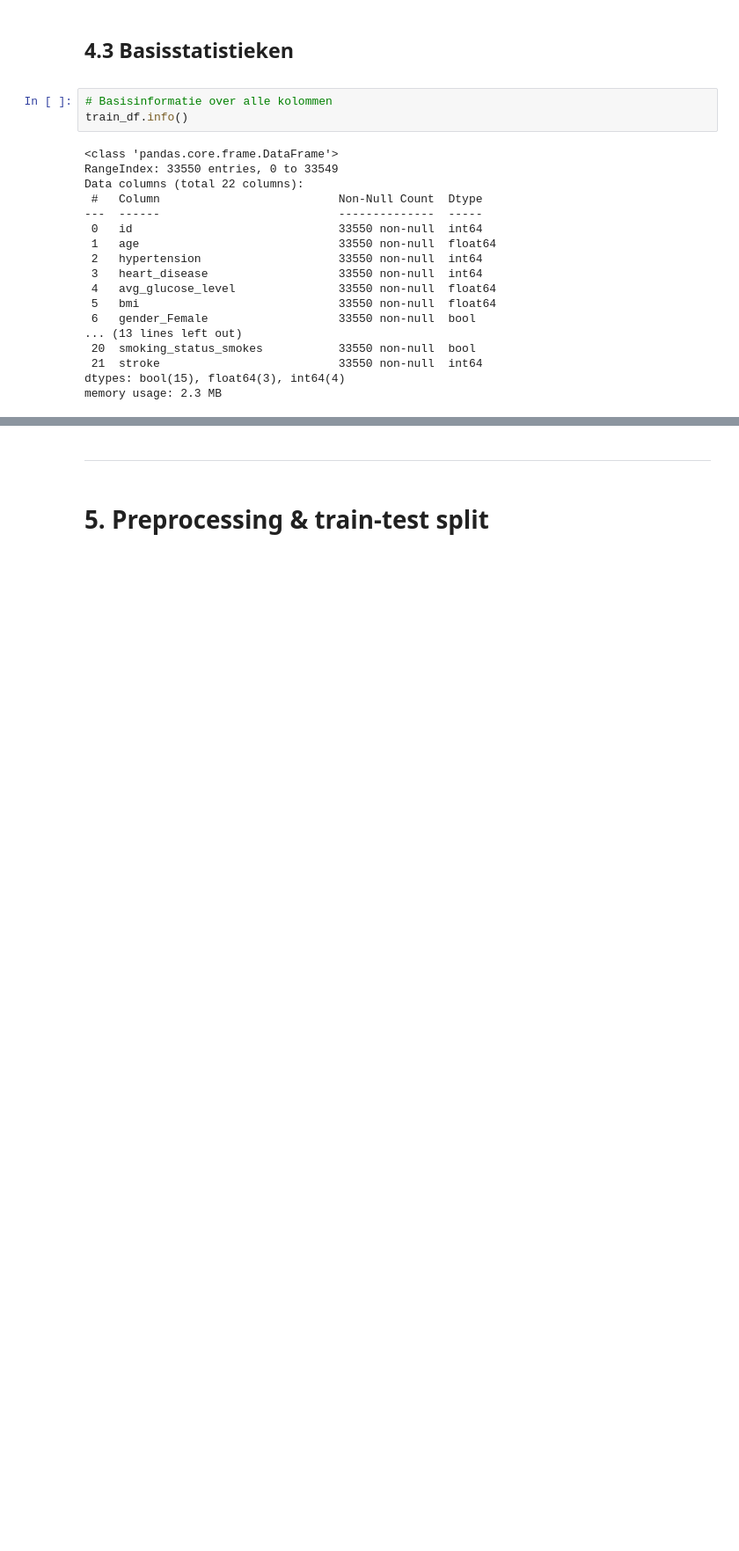
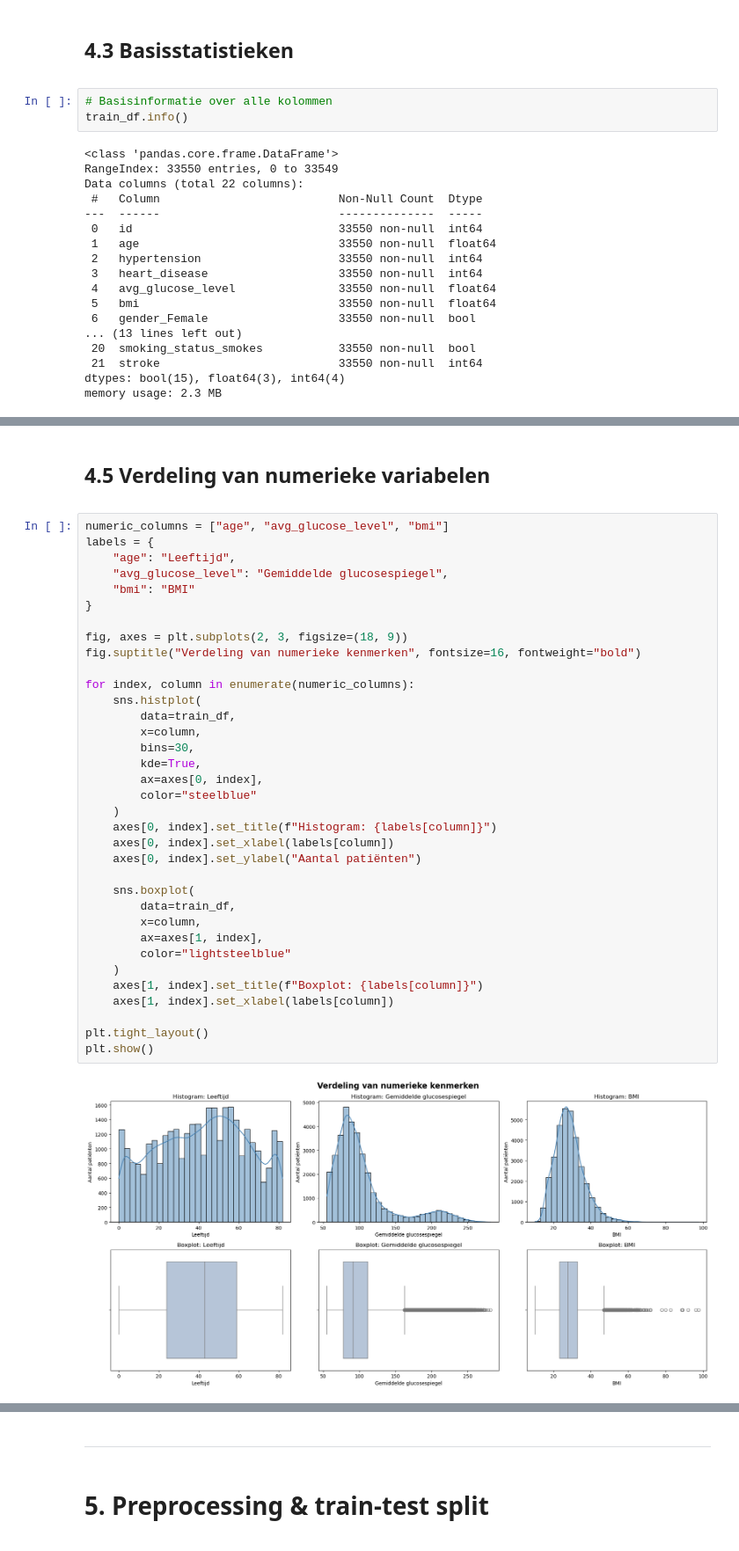
Before and after one commit to RobinDjerahian/Machine-Learning, a Jupyter notebook: Portofolio 1.ipynb, the cells around one changed output, grey strips where cells are left out. Shown at 88% size. Drawn from its saved outputs; the diff is of its cells as text; blank space fills up the shorter version.

```diff
--- a/Portofolio 1.ipynb
+++ b/Portofolio 1.ipynb
@@ -285,0 +315,41 @@ display(train_df.describe(include="all"))
+# %% [markdown]
+<div style="font-family: 'Times New Roman', serif; line-height: 1.3;">
+
+## 4.5 Verdeling van numerieke variabelen
+# %%
+numeric_columns = ["age", "avg_glucose_level", "bmi"]
+labels = {
+    "age": "Leeftijd",
+    "avg_glucose_level": "Gemiddelde glucosespiegel",
+    "bmi": "BMI"
+}
+
+fig, axes = plt.subplots(2, 3, figsize=(18, 9))
+fig.suptitle("Verdeling van numerieke kenmerken", fontsize=16, fontweight="bold")
+
+for index, column in enumerate(numeric_columns):
+    sns.histplot(
+        data=train_df,
+        x=column,
+        bins=30,
+        kde=True,
+        ax=axes[0, index],
+        color="steelblue"
+    )
+    axes[0, index].set_title(f"Histogram: {labels[column]}")
+    axes[0, index].set_xlabel(labels[column])
+    axes[0, index].set_ylabel("Aantal patiënten")
+
+    sns.boxplot(
+        data=train_df,
+        x=column,
+        ax=axes[1, index],
+        color="lightsteelblue"
+    )
+    axes[1, index].set_title(f"Boxplot: {labels[column]}")
+    axes[1, index].set_xlabel(labels[column])
+
+plt.tight_layout()
+plt.show()
+# %% [output]
+[figure, added]
```
Also changed, not shown: parts of 18 cells of this notebook.
